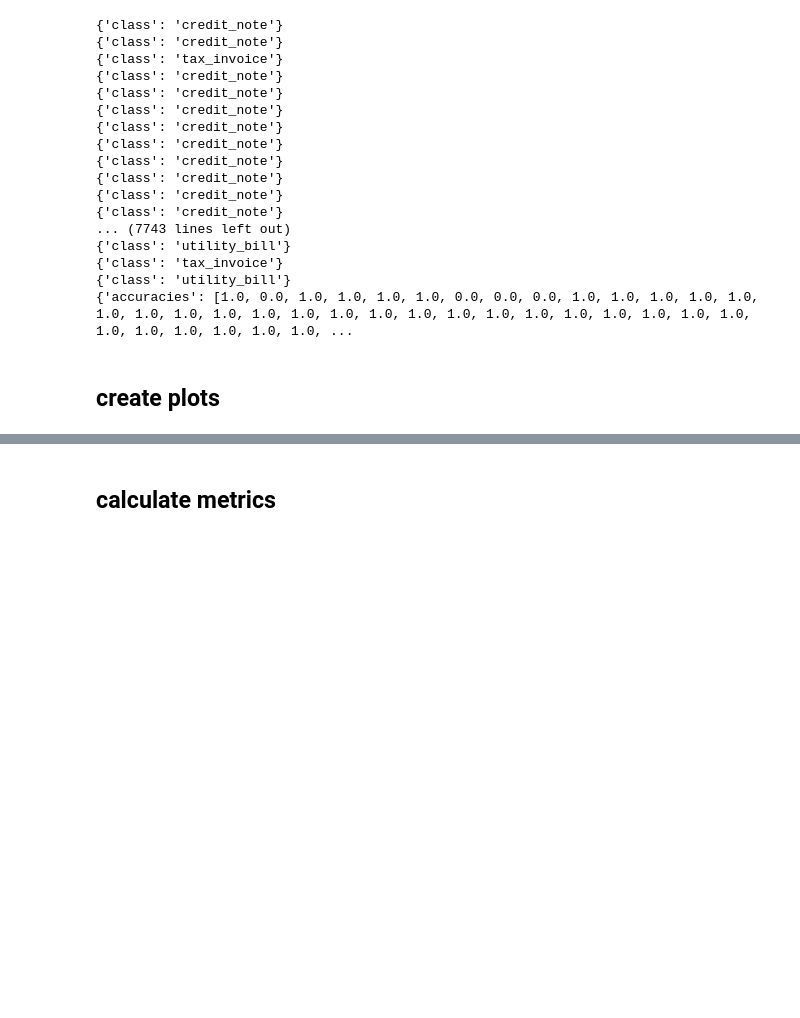
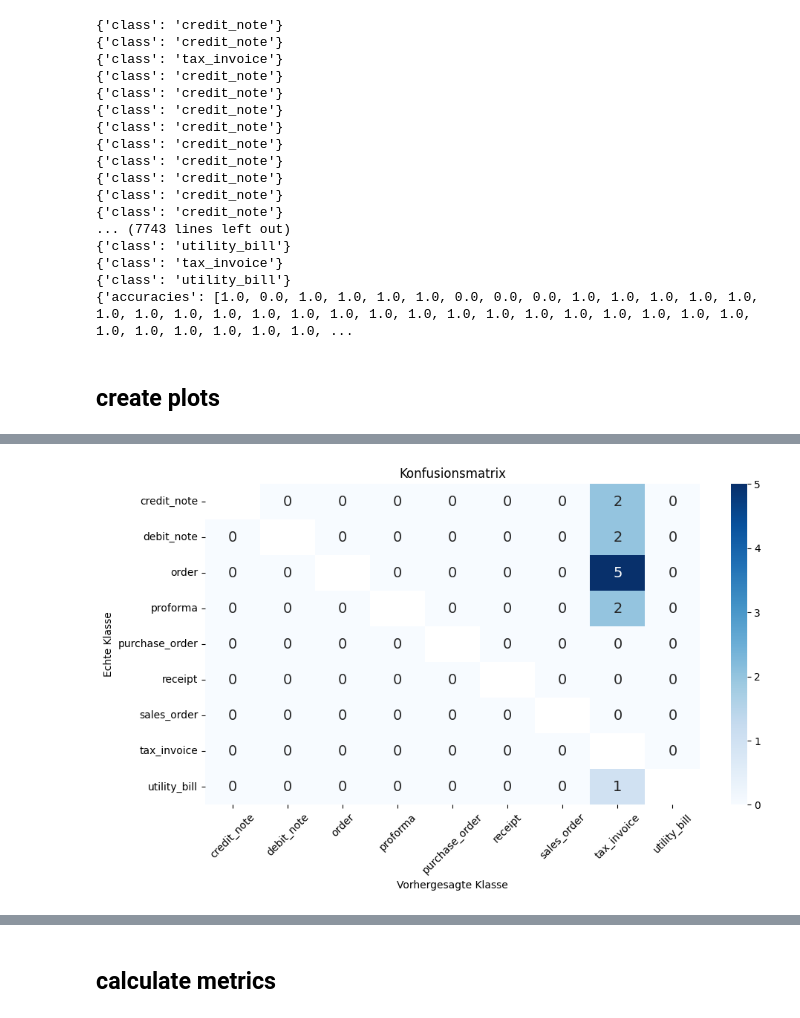
Before and after one commit to sn0lian/Sebastian-Strobel-Hauptprojekt, a Jupyter notebook: Document Classification/Donut_Classification.ipynb, the cells around one changed output, grey strips where cells are left out. Cells and saved outputs as stored; diff of their text form; code cells hidden in the pictures; blank space fills up the shorter version.

```diff
--- a/Document Classification/Donut_Classification.ipynb
+++ b/Document Classification/Donut_Classification.ipynb
@@ -738,0 +739,40 @@ plt.show()
+# %%
+import pandas as pd
+import seaborn as sns
+import matplotlib.pyplot as plt
+from sklearn.metrics import confusion_matrix
+
+font_size = 14
+
+# Annahme: real und output_list sind vordefiniert
+# real = [...]  # Liste der echten Klassen
+# output_list = [...]  # Liste der vorhergesagten Klassen
+
+# Define the label mapping
+label_mapping = {'credit_note': 0, 'debit_note': 1, 'order': 2, 'proforma': 3, 'purchase_order': 4, 'receipt': 5, 'sales_order': 6, 'tax_invoice': 7, 'utility_bill': 8}
+
+# Map labels to integers
+real_int = [label_mapping[label] for label in real]
+output_int = [label_mapping[label] for label in output_list]
+
+# Create the confusion matrix
+conf_matrix = confusion_matrix(real_int, output_int)
+
+# Create a DataFrame for better visualization
+conf_df = pd.DataFrame(conf_matrix, index=list(label_mapping.keys()), columns=list(label_mapping.keys()))
+
+# Create a mask for the diagonal values
+mask = np.eye(len(label_mapping), dtype=bool)
+
+# Plot the confusion matrix using seaborn with x-axis labels rotated
+plt.figure(figsize=(10, 6))
+sns.heatmap(conf_df, annot=True, cmap="Blues", fmt='g', annot_kws={"size": font_size}, mask=mask)
+plt.xlabel('Vorhergesagte Klasse')
+plt.ylabel('Echte Klasse')
+plt.title('Konfusionsmatrix')
+plt.xticks(rotation=45)  # Rotate x-axis labels by 45 degrees
+plt.tight_layout()
+#plt.savefig('/home/sebastian/Documents/Hauptprojekt/Plots/ImageClassification/Donut/confusion_matrix_' + str(epochs) + 'epochs_' + str(mod_tax) + '_' + str(mod_order) + '.png', bbox_inches="tight")
+plt.show()
+# %% [output]
+[figure, added]
```
Also changed, not shown: parts of 12 cells of this notebook, 42 other files.
